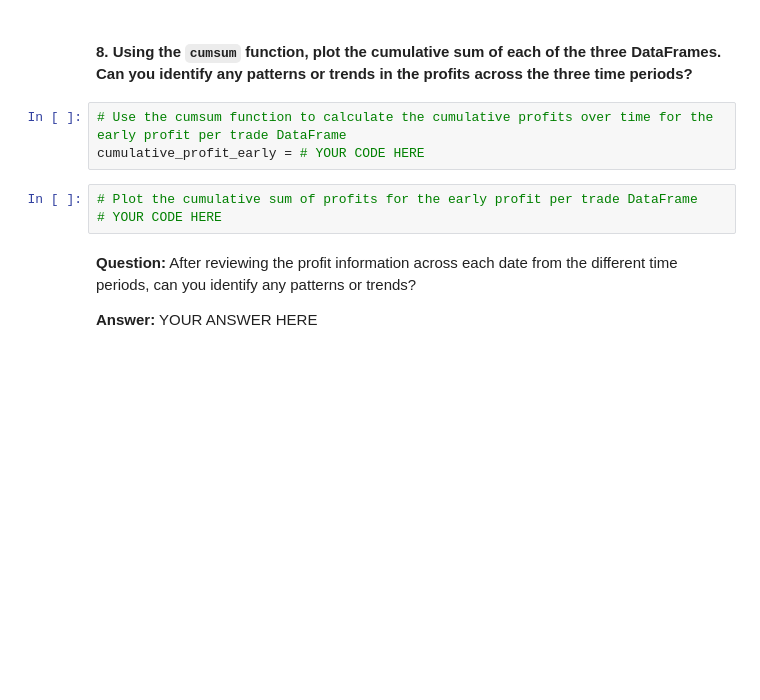
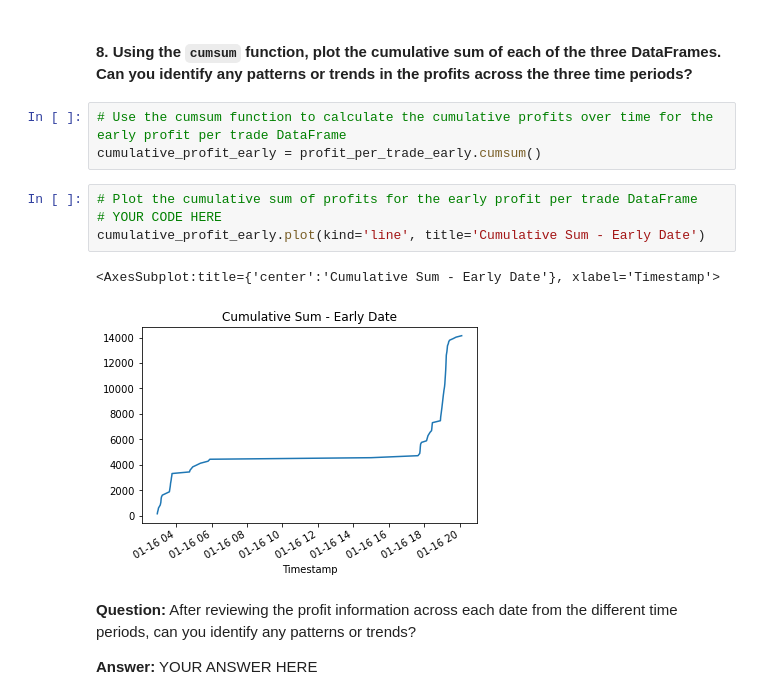
Before and after one commit to silvanoross/Arbitrage_Analysis, a Jupyter notebook: crypto_arbitrage.ipynb, the cells around one changed output. Saved outputs shown, nothing was run; the diff lists cells and outputs as text; blank space fills up the shorter version.

```diff
--- a/crypto_arbitrage.ipynb
+++ b/crypto_arbitrage.ipynb
@@ -653,10 +743,14 @@ profit_per_trade_early = # YOUR CODE HERE
 #### 8. Using the `cumsum` function, plot the cumulative sum of each of the three DataFrames. Can you identify any patterns or trends in the profits across the three time periods?
 # %%
 # Use the cumsum function to calculate the cumulative profits over time for the early profit per trade DataFrame
-cumulative_profit_early = # YOUR CODE HERE
+cumulative_profit_early = profit_per_trade_early.cumsum()
 # %%
 # Plot the cumulative sum of profits for the early profit per trade DataFrame
 # YOUR CODE HERE
+cumulative_profit_early.plot(kind='line', title='Cumulative Sum - Early Date')
+# %% [output]
+<AxesSubplot:title={'center':'Cumulative Sum - Early Date'}, xlabel='Timestamp'>
+[figure, added]
 # %% [markdown]
 **Question:** After reviewing the profit information across each date from the different time periods, can you identify any patterns or trends?
 
```
Also changed, not shown: parts of 8 cells of this notebook.
